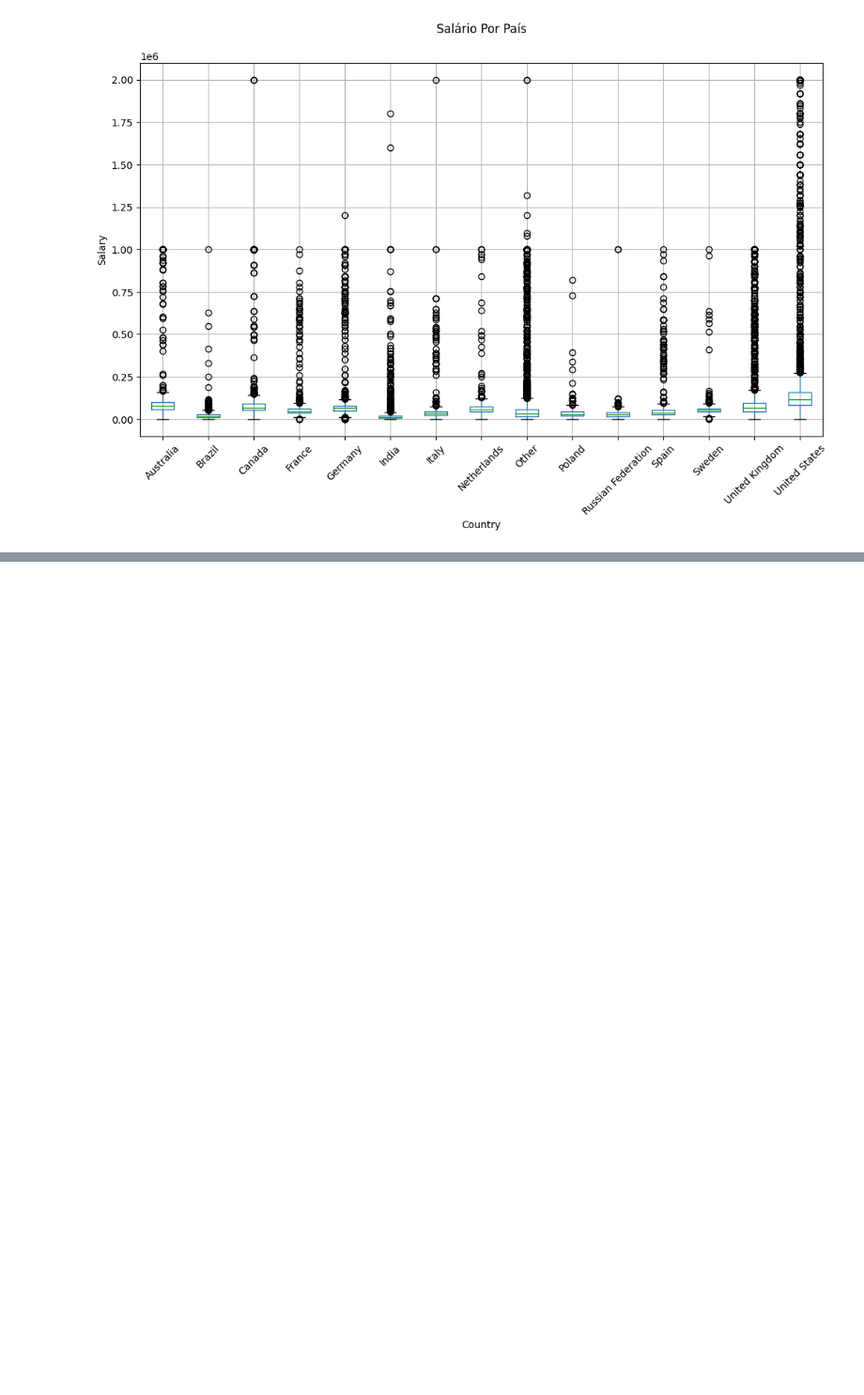
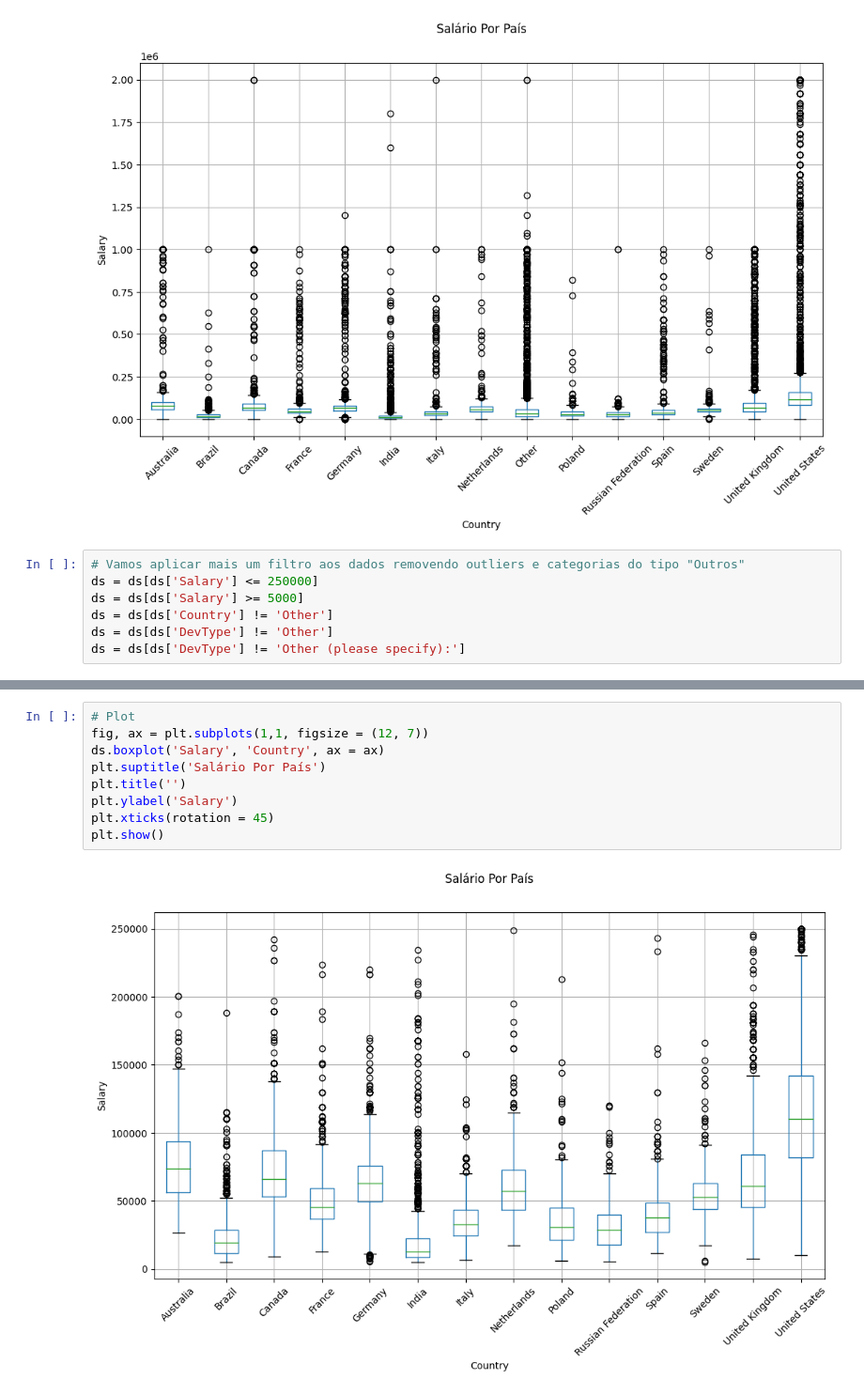
Before and after one commit to SamuelMends/salaries_prediction_project, a Jupyter notebook: Projeto1.ipynb, the cells around one changed output, grey strips where cells are left out. Shown at 94% size. Saved outputs shown, nothing was run; the diff lists cells and outputs as text; blank space fills up the shorter version.

```diff
--- a/Projeto1.ipynb
+++ b/Projeto1.ipynb
@@ -313,3 +313,10 @@ plt.xticks(rotation = 45)
 plt.show()
 # %% [output]
 [figure]
+# %%
+# Vamos aplicar mais um filtro aos dados removendo outliers e categorias do tipo "Outros"
+ds = ds[ds['Salary'] <= 250000]
+ds = ds[ds['Salary'] >= 5000]
+ds = ds[ds['Country'] != 'Other']
+ds = ds[ds['DevType'] != 'Other']
+ds = ds[ds['DevType'] != 'Other (please specify):']
@@ -315,0 +336,11 @@ plt.show()
+# %%
+# Plot
+fig, ax = plt.subplots(1,1, figsize = (12, 7))
+ds.boxplot('Salary', 'Country', ax = ax)
+plt.suptitle('Salário Por País')
+plt.title('')
+plt.ylabel('Salary')
+plt.xticks(rotation = 45)
+plt.show()
+# %% [output]
+[figure, added]
```
Also changed, not shown: parts of 2 cells of this notebook.
